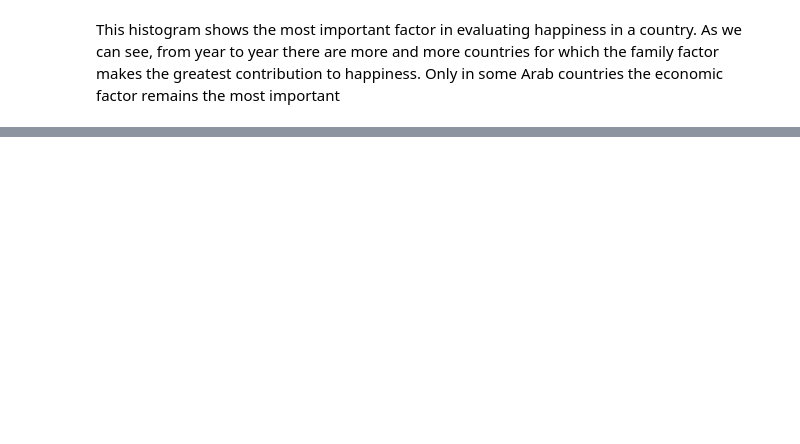
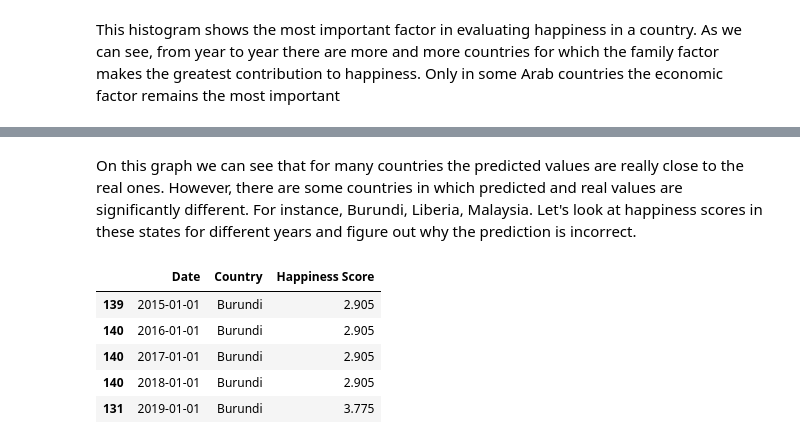
Before and after one commit to DataAnalysis2020/DataAnalysis, a Jupyter notebook: World_happiness2.ipynb, the cells around one changed output, grey strips where cells are left out. Cells and saved outputs as stored; diff of their text form; code cells hidden in the pictures; blank space fills up the shorter version.

```diff
--- a/World_happiness2.ipynb
+++ b/World_happiness2.ipynb
@@ -393,0 +461,11 @@ This histogram shows the most important factor in evaluating happiness in a coun
+# %% [markdown]
+On this graph we can see that for many countries the predicted values are really close to the real ones. However, there are some countries in which predicted and real values are significantly different. For instance, Burundi, Liberia, Malaysia. Let's look at happiness scores in these states for different years and figure out why the prediction is incorrect.
+# %%
+df_all[df_all.Country == 'Burundi'][['Date', 'Country','Happiness Score']]
+# %% [output]
+|  | Date | Country | Happiness Score |
+| 139 | 2015-01-01 | Burundi | 2.905 |
+| 140 | 2016-01-01 | Burundi | 2.905 |
+| 140 | 2017-01-01 | Burundi | 2.905 |
+| 140 | 2018-01-01 | Burundi | 2.905 |
+| 131 | 2019-01-01 | Burundi | 3.775 |
```
Also changed, not shown: parts of 26 cells of this notebook.
